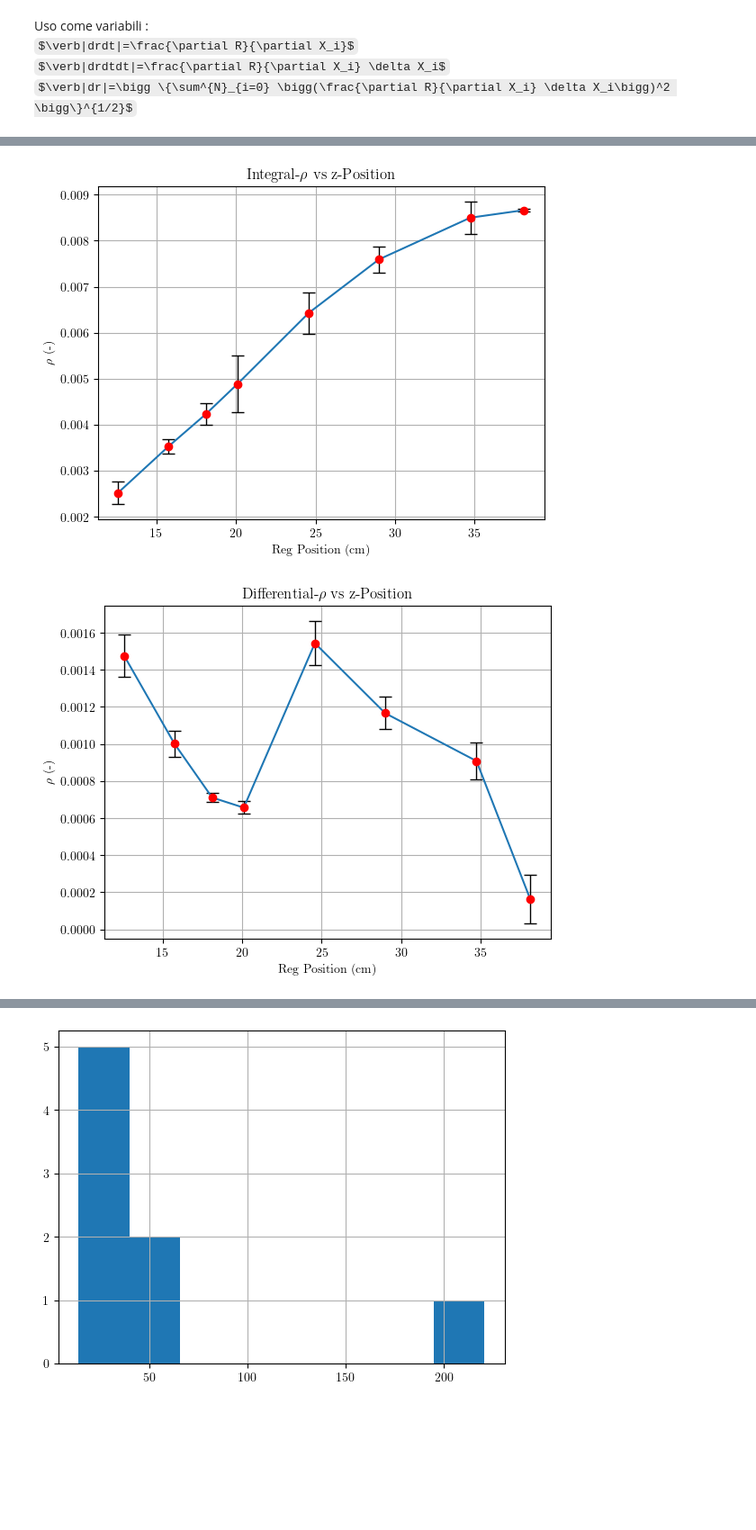
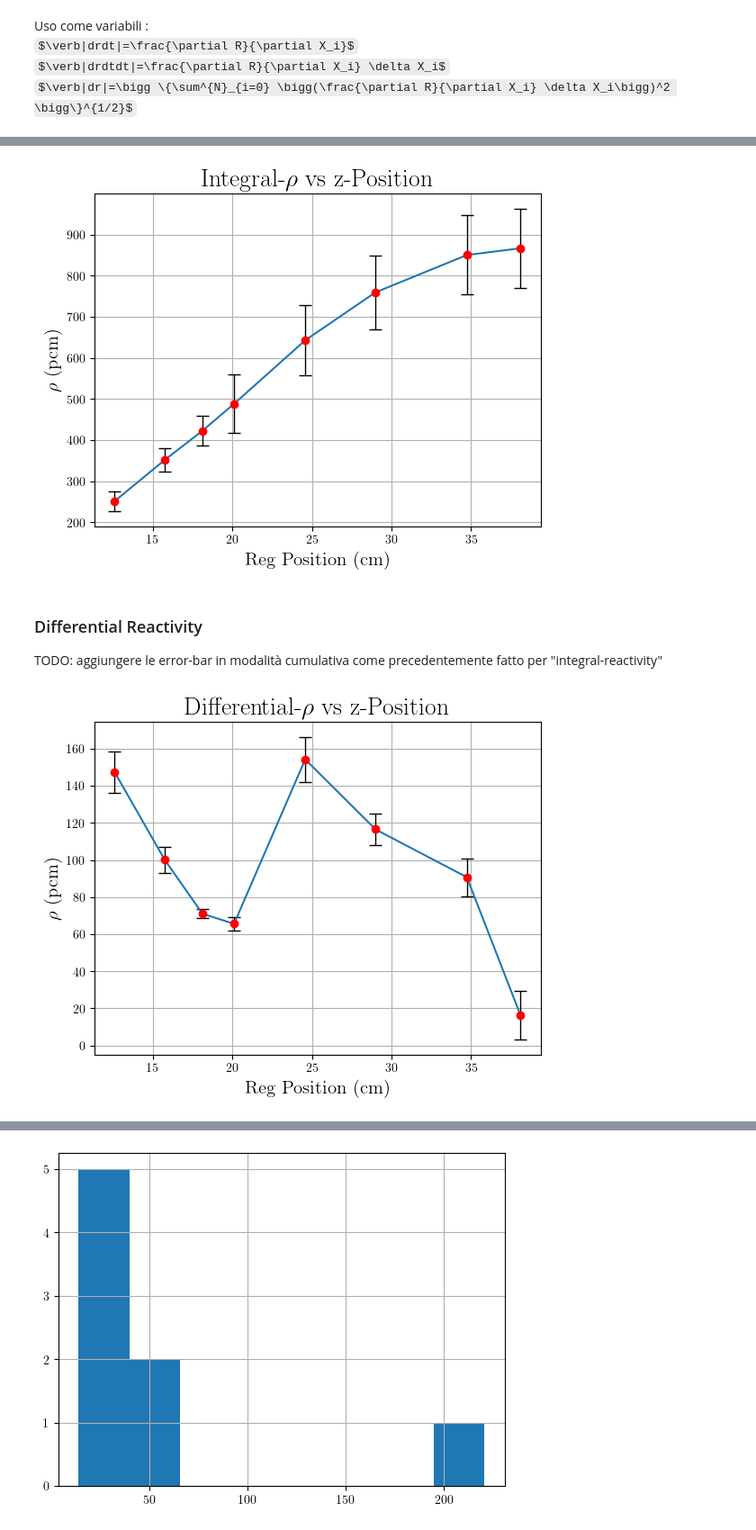
Before and after one commit to 96mat/ENRK, a Jupyter notebook: Report.ipynb, the cells around one changed output, grey strips where cells are left out. Shown at 90% size. Cells and saved outputs as stored; diff of their text form; code cells hidden in the pictures; some formulas as TeX source; blank space fills up the shorter version.

```diff
--- a/Report.ipynb
+++ b/Report.ipynb
@@ -12,6 +12,7 @@ plt.rc('font', family='serif')
 # %%
 dfg=pd.read_excel('Datas.xlsx')
 dfg.columns=[r"Reg(cm)","Shim(digit)","initial_Reg","initial_shim","Diff. $\rho$","Int. $\rho$","Time","STD_Time $\sigma$"]
+dfg[["Diff. $\rho$", "Int. $\rho$"]] *= 10**5
 dfg
 # %% [output]
 |  | Reg(cm) | Shim(digit) | initial_Reg | initial_shim | Diff. $\rho$ | Int. $\rho$ | Time | ... |
@@ -149,28 +165,33 @@ Name: STD_Time $\sigma$, dtype: float64
 # %%
-y_err=drdtdt
+y_err=errb
 plt.errorbar(x, y,yerr=y_err,ecolor = 'k',elinewidth = 1, capsize=5,markeredgewidth=1,fmt='o',label='Error bar',color='r')
-plt.title(r'Integral-$\rho$ vs z-Position')
-plt.xlabel('Reg Position (cm)')
-plt.ylabel(r'$\rho$ (-)')
+plt.title(r'Integral-$\rho$ vs z-Position',size=20)
+plt.xlabel('Reg Position (cm)',size=15)
+plt.ylabel(r'$\rho$ (pcm)',size=15)
 plt.plot(dfg["Reg(cm)"], dfg["Int. $\rho$"], label='data')
 plt.grid()
+plt.savefig('RhoZpos.pdf')
+plt.show()
 # %% [output]
-[figure, old version]
+[figure, new version]
+# %% [markdown]
+### Differential Reactivity
+TODO: aggiungere le error-bar in modalità cumulativa come precedentemente fatto per "integral-reactivity"
 # %%
 drdt=np.gradient(dfg["Diff. $\rho$"],dfg["Time"])
 drdt
 
 drdtdt=drdt*2*dfg["STD_Time $\sigma$"]
 dr=np.sqrt(np.sum((drdtdt)**2))
 drdtdt
 
 y_err=drdtdt
 plt.errorbar(dfg["Reg(cm)"], dfg["Diff. $\rho$"],yerr=y_err,ecolor = 'k',elinewidth = 1, capsize=5,markeredgewidth=1,fmt='o',label='Error bar',color='r')
-plt.title(r'Differential-$\rho$ vs z-Position')
-plt.xlabel('Reg Position (cm)')
-plt.ylabel(r'$\rho$ (-)')
+plt.title(r'Differential-$\rho$ vs z-Position',size=20)
+plt.xlabel('Reg Position (cm)',size=15)
+plt.ylabel(r'$\rho$ (pcm)',size=15)
 plt.plot(dfg["Reg(cm)"], dfg["Diff. $\rho$"], label='data')
 plt.grid()
 # %% [output]
-[figure, old version]
+[figure, new version]
 # %% [markdown]
```
Also changed, not shown: parts of 33 cells of this notebook.
